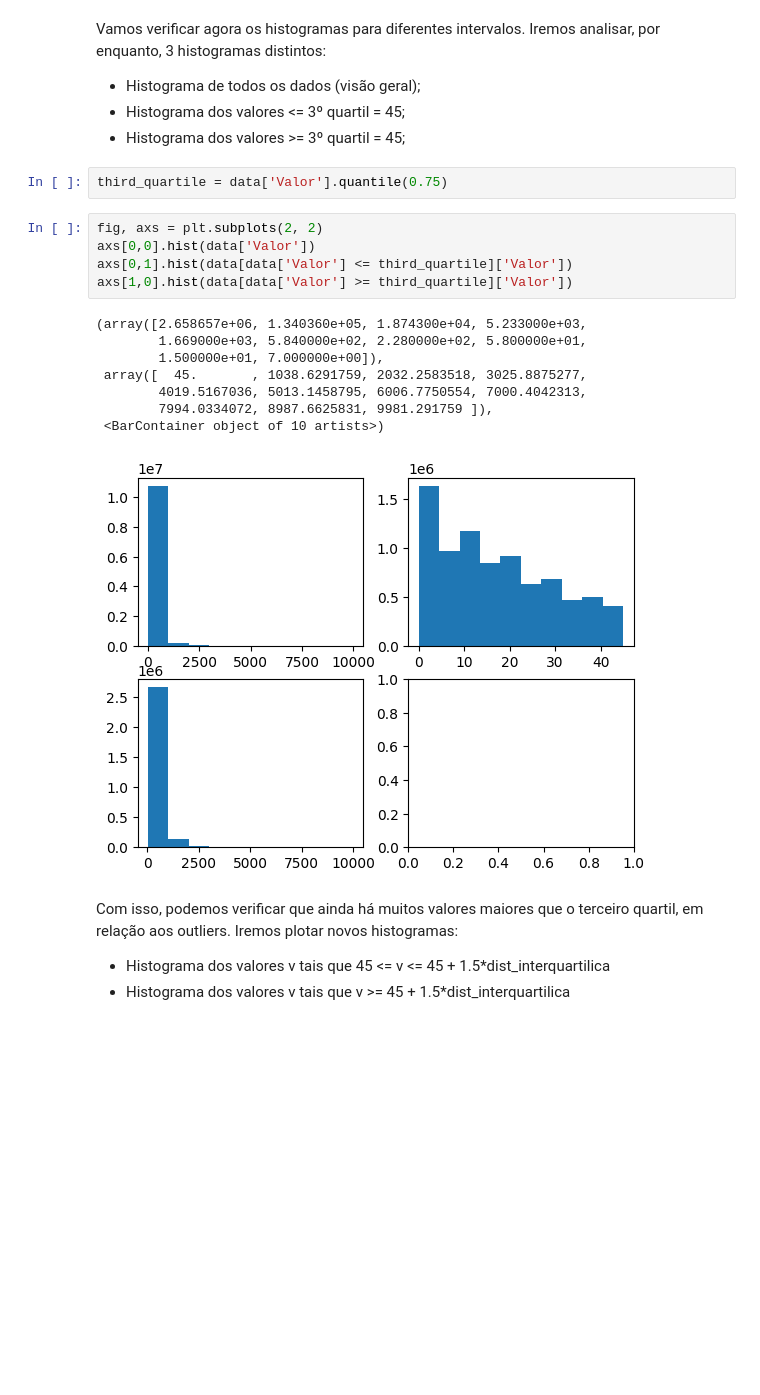
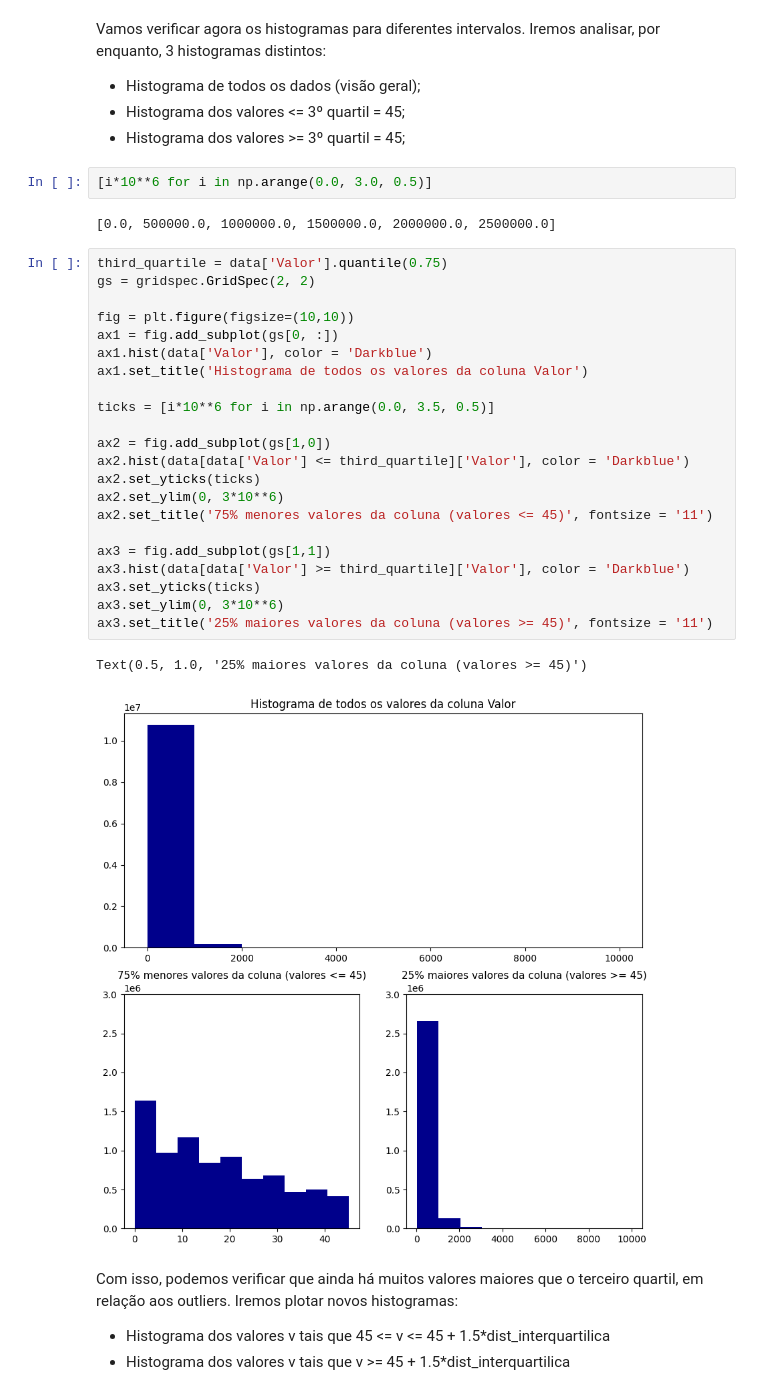
Before and after one commit to Samirnunes/data-science, a Jupyter notebook: eda_air_pollution_sao_paulo.ipynb, the cells around one changed output. Drawn from its saved outputs; the diff is of its cells as text; blank space fills up the shorter version.

Commit message:
update plots, add comments

```diff
--- a/eda_air_pollution_sao_paulo.ipynb
+++ b/eda_air_pollution_sao_paulo.ipynb
@@ -565,22 +533,35 @@ Vamos verificar agora os histogramas para diferentes intervalos. Iremos analisar
 - Histograma de todos os dados (visão geral);
 - Histograma dos valores <= 3º quartil = 45;
 - Histograma dos valores >= 3º quartil = 45;
-# %%
-third_quartile = data['Valor'].quantile(0.75)
+# %%
+[i*10**6 for i in np.arange(0.0, 3.0, 0.5)]
+# %% [output]
+[0.0, 500000.0, 1000000.0, 1500000.0, 2000000.0, 2500000.0]
 # %%
-fig, axs = plt.subplots(2, 2)
-axs[0,0].hist(data['Valor'])
-axs[0,1].hist(data[data['Valor'] <= third_quartile]['Valor'])
-axs[1,0].hist(data[data['Valor'] >= third_quartile]['Valor'])
+third_quartile = data['Valor'].quantile(0.75)
+gs = gridspec.GridSpec(2, 2)
+
+fig = plt.figure(figsize=(10,10))
+ax1 = fig.add_subplot(gs[0, :])
+ax1.hist(data['Valor'], color = 'Darkblue')
+ax1.set_title('Histograma de todos os valores da coluna Valor')
+
+ticks = [i*10**6 for i in np.arange(0.0, 3.5, 0.5)]
+
+ax2 = fig.add_subplot(gs[1,0])
+ax2.hist(data[data['Valor'] <= third_quartile]['Valor'], color = 'Darkblue')
+ax2.set_yticks(ticks)
+ax2.set_ylim(0, 3*10**6)
+ax2.set_title('75% menores valores da coluna (valores <= 45)', fontsize = '11')
+
+ax3 = fig.add_subplot(gs[1,1])
+ax3.hist(data[data['Valor'] >= third_quartile]['Valor'], color = 'Darkblue')
+ax3.set_yticks(ticks)
+ax3.set_ylim(0, 3*10**6)
+ax3.set_title('25% maiores valores da coluna (valores >= 45)', fontsize = '11')
 # %% [output]
-(array([2.658657e+06, 1.340360e+05, 1.874300e+04, 5.233000e+03,
-        1.669000e+03, 5.840000e+02, 2.280000e+02, 5.800000e+01,
-        1.500000e+01, 7.000000e+00]),
- array([  45.       , 1038.6291759, 2032.2583518, 3025.8875277,
-        4019.5167036, 5013.1458795, 6006.7750554, 7000.4042313,
-        7994.0334072, 8987.6625831, 9981.291759 ]),
- <BarContainer object of 10 artists>)
+Text(0.5, 1.0, '25% maiores valores da coluna (valores >= 45)')
-[figure, old version]
+[figure, new version]
 # %% [markdown]
 Com isso, podemos verificar que ainda há muitos valores maiores que o terceiro quartil, em relação aos outliers. Iremos plotar novos histogramas:
 
```
Also changed, not shown: parts of 64 cells of this notebook.
